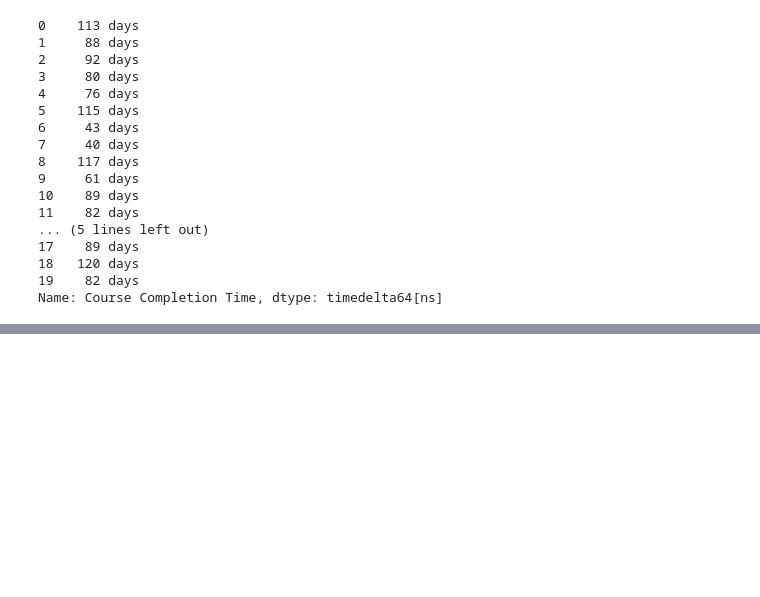
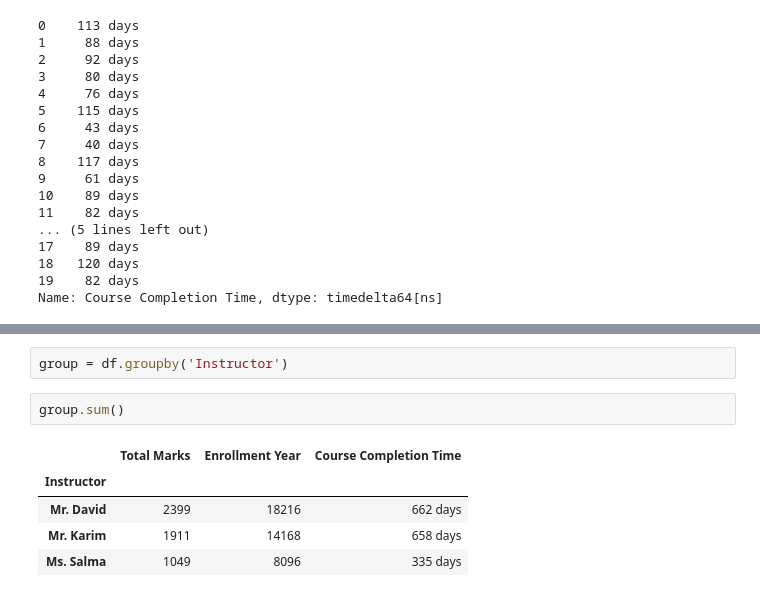
Before and after one commit to kazrkb/p-modules, a Jupyter notebook: m-14/m-14_pandas_part_2.ipynb, the cells around one changed output, grey strips where cells are left out. Cells and saved outputs as stored; diff of their text form; blank space fills up the shorter version.

Commit message:
group by

```diff
--- a/m-14/m-14_pandas_part_2.ipynb
+++ b/m-14/m-14_pandas_part_2.ipynb
@@ -867,0 +890,10 @@ Name: Course Completion Time, dtype: timedelta64[ns]
+# %%
+group = df.groupby('Instructor')
+# %%
+group.sum()
+# %% [output]
+|  | Total Marks | Enrollment Year | Course Completion Time |
+| Instructor |  |  |  |
+| Mr. David | 2399 | 18216 | 662 days |
+| Mr. Karim | 1911 | 14168 | 658 days |
+| Ms. Salma | 1049 | 8096 | 335 days |
```
Also changed, not shown: parts of 6 cells of this notebook.
